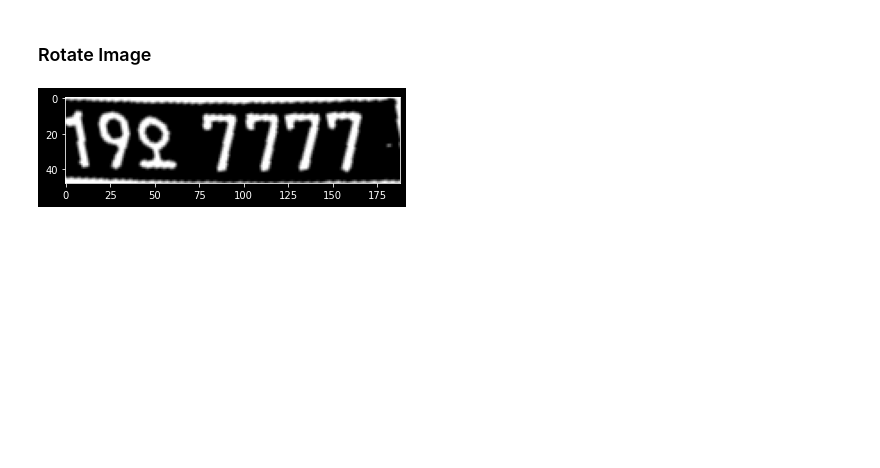
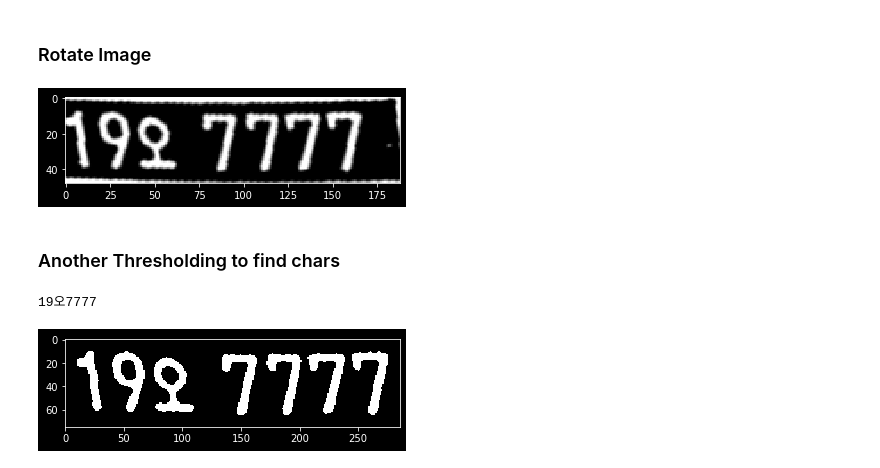
Before and after one commit to sa96102/Python_exam, a Jupyter notebook: Vehicle_Number_Plate_Recognition.ipynb, the cells around one changed output. Drawn from its saved outputs; the diff is of its cells as text; code cells hidden in the pictures; blank space fills up the shorter version.

Commit message:
Vehicle_number_plate_recognition
Vehicle_number_plate_recognition and result (19오7777.jpg)

```diff
--- a/Vehicle_Number_Plate_Recognition.ipynb
+++ b/Vehicle_Number_Plate_Recognition.ipynb
@@ -240,8 +222,8 @@ PLATE_HEIGHT_PADDING = 1.5
 MIN_PLATE_RATIO = 3
 MAX_PLATE_RATIO = 10
 
-plate_img = []
-plate_info = []
+plate_imgs = []
+plate_infos = []
 
 for i, matched_chars in enumerate(matched_result):
     sorted_chars = sorted(matched_chars, key=lambda x: x['cx']) # x방향에 순차적으로 정렬.
@@ -279,8 +261,8 @@ for i, matched_chars in enumerate(matched_result):
     if img_cropped.shape[1] / img_cropped.shape[0] < MIN_PLATE_RATIO or img_cropped.shape[1] / img_cropped.shape[0] < MIN_PLATE_RATIO > MAX_PLATE_RATIO:
         continue
 
-    plate_img.append(img_cropped)
-    plate_info.append({
+    plate_imgs.append(img_cropped)
+    plate_infos.append({
         'x': int(plate_cx - plate_width / 2),
         'y': int(plate_cy - plate_height / 2),
         'w': int(plate_width),
@@ -291,3 +273,69 @@ for i, matched_chars in enumerate(matched_result):
     plt.imshow(img_cropped, cmap='gray')
 # %% [output]
 [figure]
+# %% [markdown]
+### Another Thresholding to find chars
+# %%
+longest_idx, longest_text = -1, 0
+plate_chars = []
+
+for i, plate_img in enumerate(plate_imgs):
+    plate_img = cv2.resize(plate_img, dsize=(0, 0), fx=1.6, fy=1.6)
+    _, plate_img = cv2.threshold(plate_img, thresh=0.0, maxval=255.0, type=cv2.THRESH_BINARY | cv2.THRESH_OTSU)
+    # cv2.threshold()_쓰레시홀딩. 이미 한 번 쓰레시홀딩을 한 이미지이므로 간단한 cv2.THRESH_OTSU 사용.
+
+    # find contours again
+    contours, _ = cv2.findContours(plate_img, mode=cv2.RETR_LIST, method=cv2.CHAIN_APPROX_SIMPLE)
+
+    plate_min_x, plate_min_y = plate_img.shape[1], plate_img.shape[0]
+    plate_max_x, plate_max_y = 0, 0
+
+    for contour in contours:
+        x, y, w, h = cv2.boundingRect(contour)
+
+        area = w * h
+        ratio = w / h
+
+        if area > MIN_AREA \
+        and w > MIN_WIDTH and h > MIN_HEIGHT \
+        and MIN_RATIO < ratio < MAX_RATIO:
+            if x < plate_min_x:
+                plate_min_x = x
+            if y < plate_min_y:
+                plate_min_y = y
+            if x + w > plate_max_x:
+                plate_max_x = x + w
+            if y + h > plate_max_y:
+                plate_max_y = y + h
+
+    img_result = plate_img[plate_min_y:plate_max_y, plate_min_x:plate_max_x]
+
+    # tesseract를 사용하여 번호판을 인식하기 전, GaussianBlur를 이용하여 좀 더 노이즈를 제거하고 한 번 더 threshold를 함.
+    img_result = cv2.GaussianBlur(img_result, ksize=(3, 3), sigmaX=0)
+    _, img_result = cv2.threshold(img_result, thresh=0.0, maxval=255.0, type=cv2.THRESH_BINARY | cv2.THRESH_OTSU)
+    img_result = cv2.copyMakeBorder(img_result, top=10, bottom=10, left=10, right=10, borderType=cv2.BORDER_CONSTANT, value=(0, 0, 0))
+    # cv2.copyMakeBorder()_이미지에 패딩을 준다. 이미지에 검은색으로 패딩하여 tesseract가 잘 인식할 수 있도록 한다.
+
+    chars = pytesseract.image_to_string(img_result, lang='kor', config='--psm 7 --oem 0')
+    # pytesseract.image_to_string()_이미지에서 글자를 읽음.
+    # '--psm 7'은 이미지 안에 글자가 한 줄로 놓여있다는 조건, '--oem 0'은 tesseract의 여러 버전의 모델 중 가장 초기 모델을 사용하겠다는 것.(번호판은 문맥을 파악하는 등의 인공지능 기술이 더해진 모델은 필요치 않음.)
+
+    result_chars = ''
+    has_digit = False
+    for c in chars:
+        if ord('가') <= ord(c) <= ord('힣') or c.isdigit(): # 숫자나 한글이 포함되어 있는지를 확인.
+            if c.isdigit():
+                has_digit = True # 숫자가 하나라도 있는지를 확인.
+            result_chars += c
+
+    print(result_chars)
+    plate_chars.append(result_chars)
+
+    if has_digit and len(result_chars) > longest_text:
+        longest_idx = i
+
+    plt.subplot(len(plate_imgs), 1, i+1)
+    plt.imshow(img_result, cmap='gray')
+# %% [output]
+19오7777
+[figure, added]
```
Also changed, not shown: parts of 11 cells of this notebook, 1 other file.
